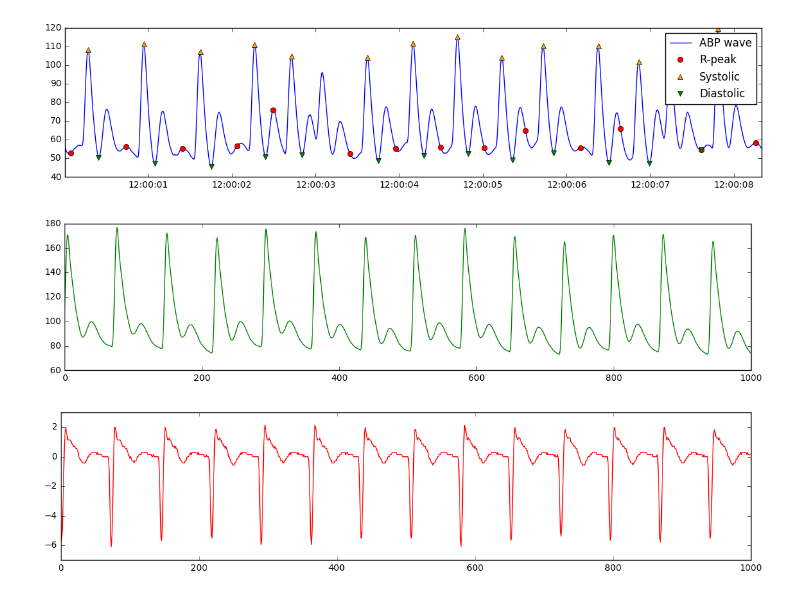
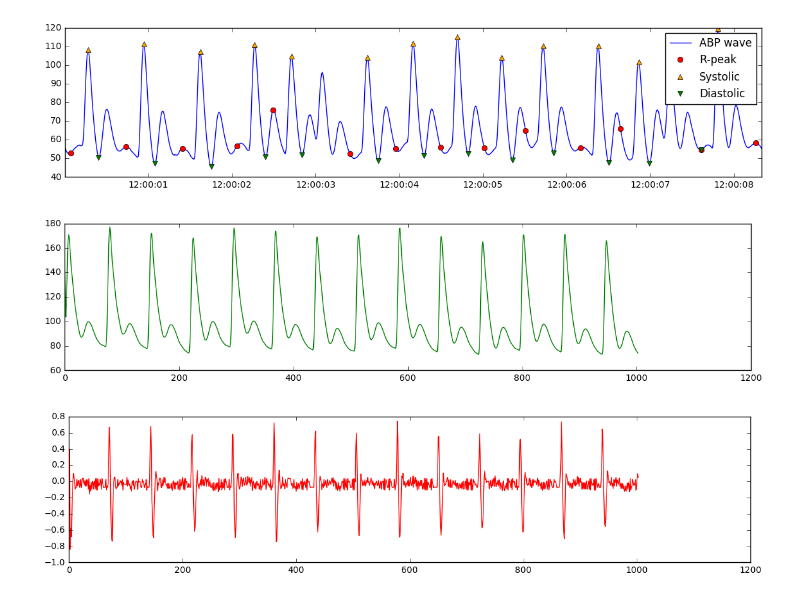
Before and after one commit to CONDUITlab/abp, a Jupyter notebook: ABP_Irregular_Waves.ipynb, the cells around one changed output. Drawn from its saved outputs; the diff is of its cells as text; code cells hidden in the pictures.

```diff
--- a/ABP_Irregular_Waves.ipynb
+++ b/ABP_Irregular_Waves.ipynb
@@ -114,17 +114,18 @@ plt.show()
 [figure]
 [figure]
 # %%
-cA, cD = pywt.dwt(abp_a_signal, 'db1')
+# Too much noise, need multilevel
+cA, cD = pywt.dwt(abp_a_signal, 'db4')
 
 plt.figure(num=5, figsize=(14, 3))
 plt.plot(cA, color='green', label='cA')
 
 plt.figure(num=6, figsize=(14, 3))
 plt.plot(cD, color='red', label='cD')
 
 plt.show()
 # %% [output]
-[figure, old version]
+[figure, new version]
-[figure, old version]
+[figure, new version]
 # %%
 #15000
```
Also changed, not shown: parts of 6 cells of this notebook.
